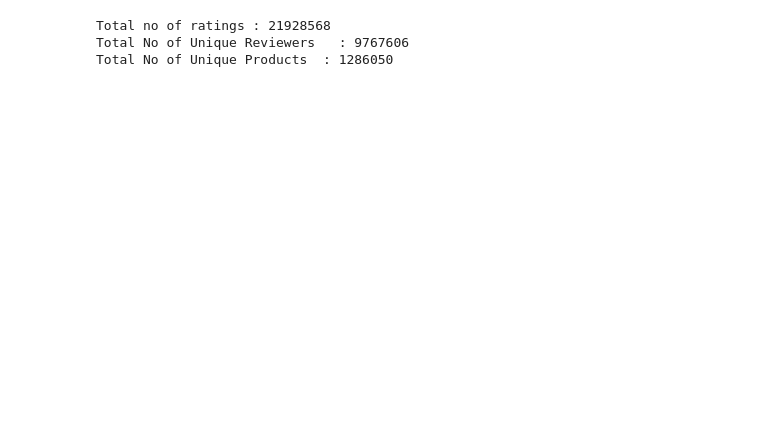
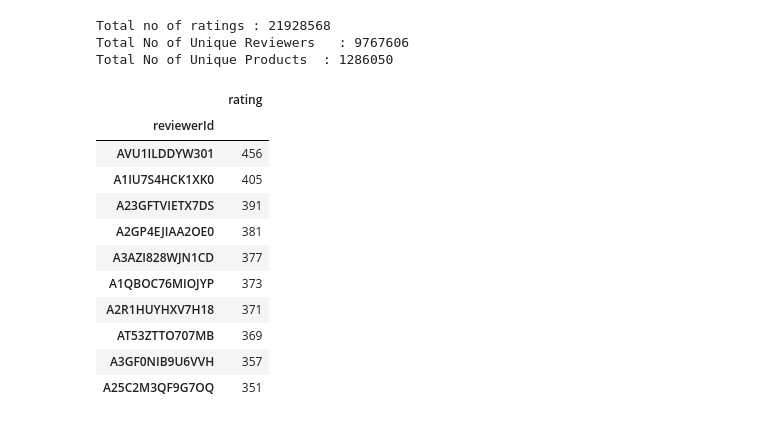
Before and after one commit to dilinigunasena/capstone_final_project, a Jupyter notebook: notebooks/simple_data_processing_notebook.ipynb, the cells around one changed output. Saved outputs shown, nothing was run; the diff lists cells and outputs as text; code cells hidden in the pictures; blank space fills up the shorter version.

```diff
--- a/notebooks/simple_data_processing_notebook.ipynb
+++ b/notebooks/simple_data_processing_notebook.ipynb
@@ -143,6 +145,20 @@ Total no of ratings : 21928568
 Total No of Unique Reviewers   : 9767606
 Total No of Unique Products  : 1286050
 # %%
-# number of rated products per user
-rated_products_per_user = home_kitchen_data.groupby(by='reviewerId')['rating'].count().sort_values(ascending=False)
-rated_products_per_user.head()
+# number of rated products per user in desending order (most_rated_users based on the given rating)
+rated_users = pd.DataFrame(home_kitchen_data.groupby(by='reviewerId')['rating'].count())
+most_rated_users = rated_users.sort_values('rating',ascending=False)
+most_rated_users.head(10)
+# %% [output]
+|  | rating |
+| reviewerId |  |
+| AVU1ILDDYW301 | 456 |
+| A1IU7S4HCK1XK0 | 405 |
+| A23GFTVIETX7DS | 391 |
+| A2GP4EJIAA2OE0 | 381 |
+| A3AZI828WJN1CD | 377 |
+| A1QBOC76MIOJYP | 373 |
+| A2R1HUYHXV7H18 | 371 |
+| AT53ZTTO707MB | 369 |
+| A3GF0NIB9U6VVH | 357 |
+| A25C2M3QF9G7OQ | 351 |
```
Also changed, not shown: parts of 9 cells of this notebook.
